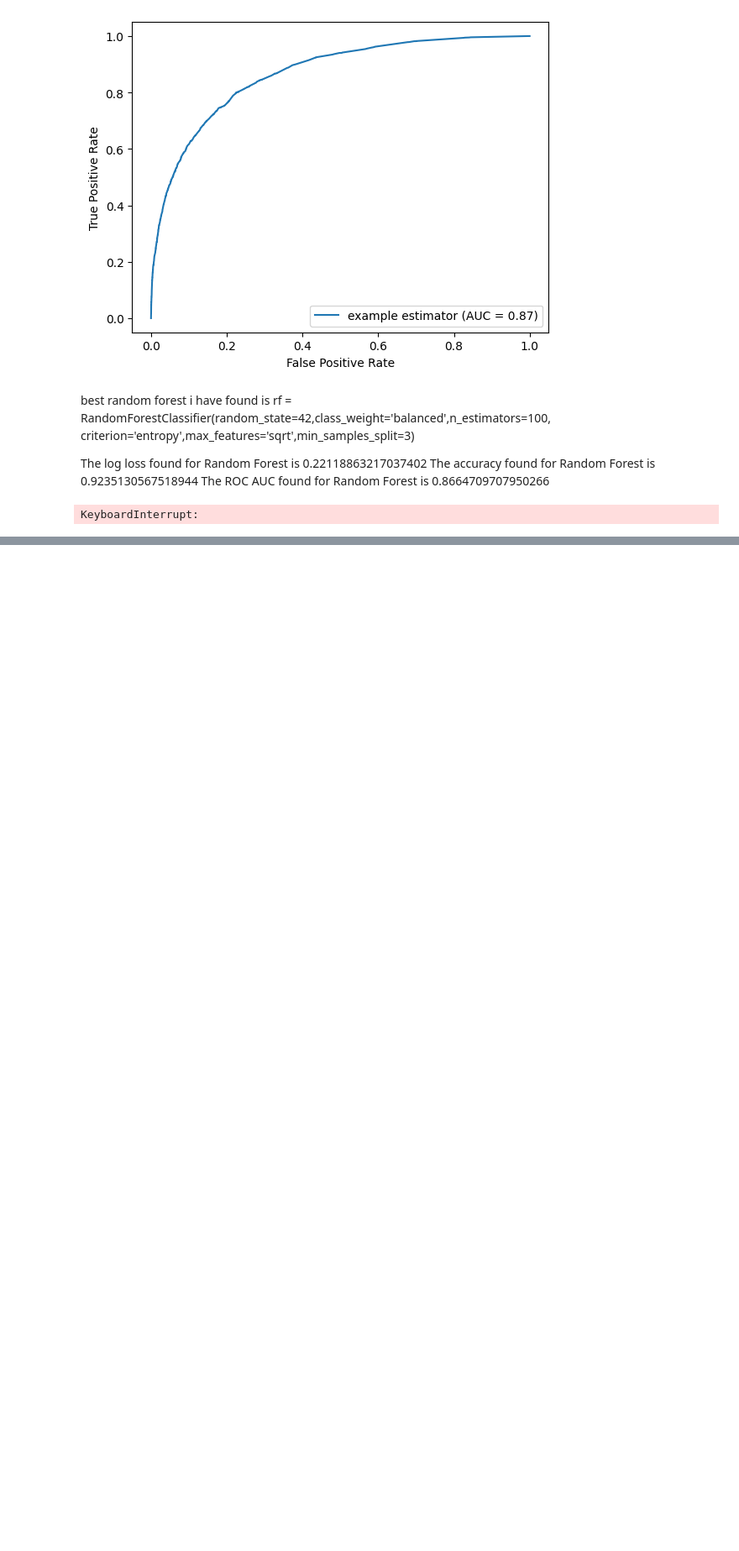
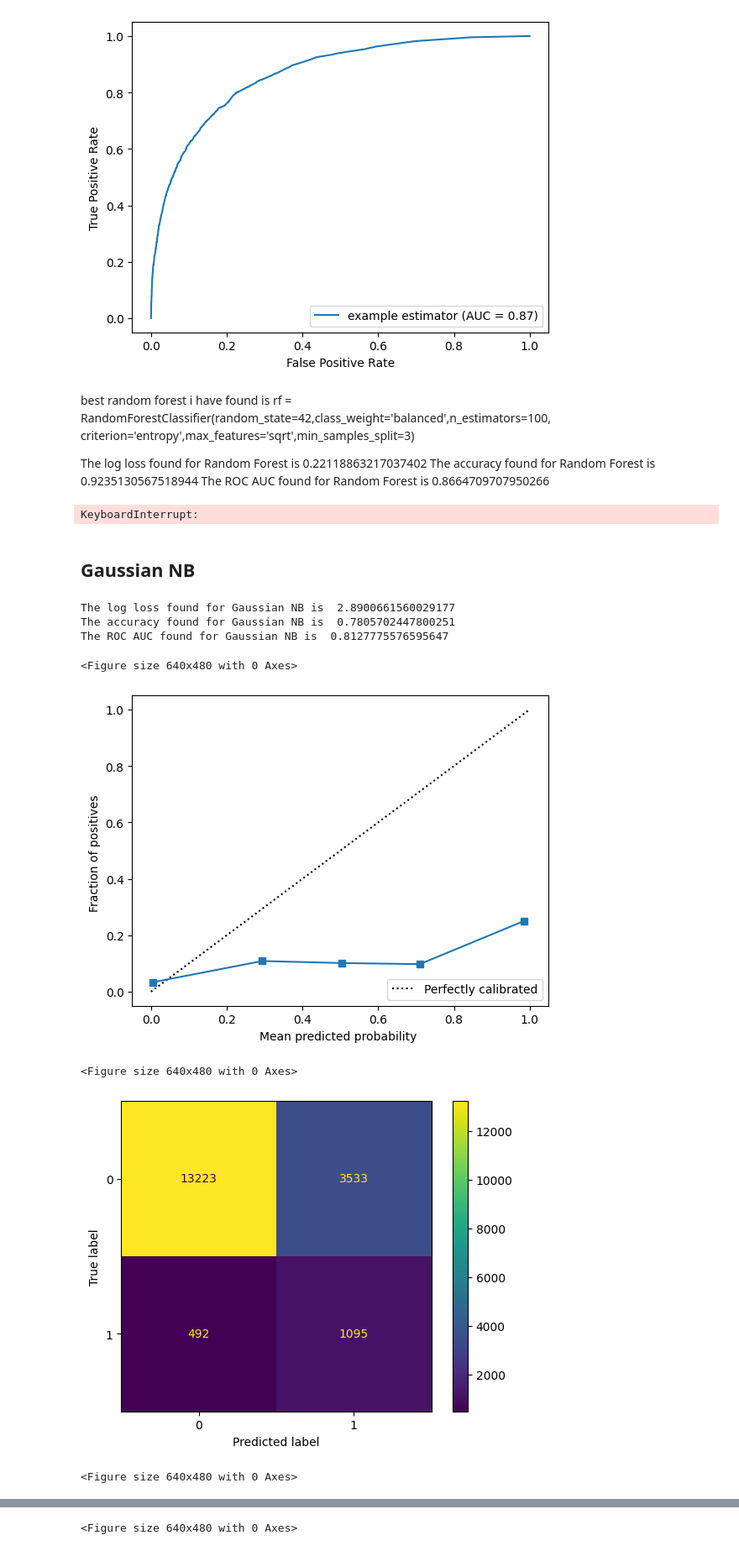
Before and after one commit to pauljhan01/DSP-Final-Project, a Jupyter notebook: FinalProject.ipynb, the cells around one changed output, grey strips where cells are left out. Shown at 84% size. Cells and saved outputs as stored; diff of their text form; code cells hidden in the pictures; blank space fills up the shorter version.

```diff
--- a/FinalProject.ipynb
+++ b/FinalProject.ipynb
@@ -479,3 +479,23 @@ The ROC AUC found for Random Forest is  0.8664709707950266
 # rfgrid.fit(X_train, y_train)
 # %% [output]
 KeyboardInterrupt:
+# %% [markdown]
+## Gaussian NB
+# %%
+from sklearn.naive_bayes import GaussianNB
+
+gnb = GaussianNB()# better performance, but doesn't predict many deaths ->var_smoothing= 0.02310129700083159)
+
+gnb.fit(X_train,y_train)
+gnbprobs = gnb.predict_proba(X_test)[:,1]
+
+evaluate(gnbprobs,y_test,"Gaussian NB")
+# %% [output]
+The log loss found for Gaussian NB is  2.8900661560029177
+The accuracy found for Gaussian NB is  0.7805702447800251
+The ROC AUC found for Gaussian NB is  0.8127775576595647
+<Figure size 640x480 with 0 Axes>
+[figure, added]
+<Figure size 640x480 with 0 Axes>
+[figure, added]
+<Figure size 640x480 with 0 Axes>
@@ -481,0 +504 @@ KeyboardInterrupt:
+<Figure size 640x480 with 0 Axes>
```
Also changed, not shown: parts of 2 cells of this notebook.
